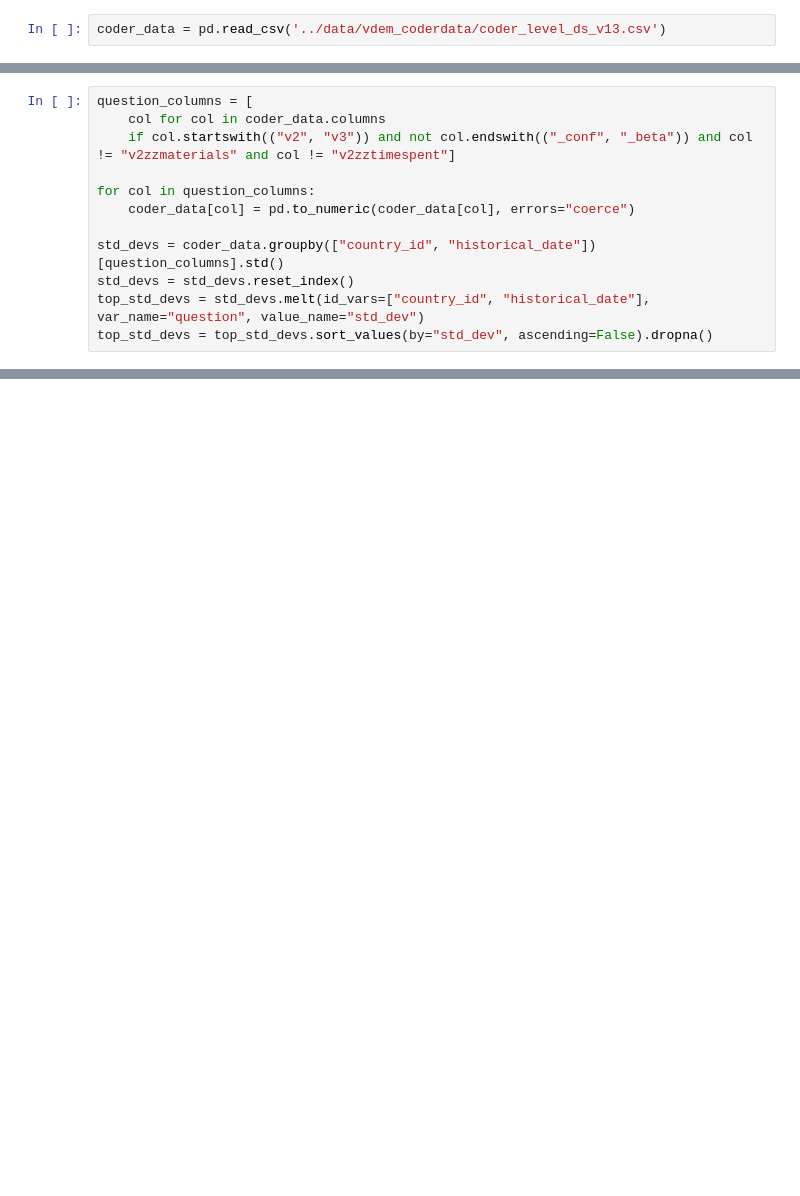
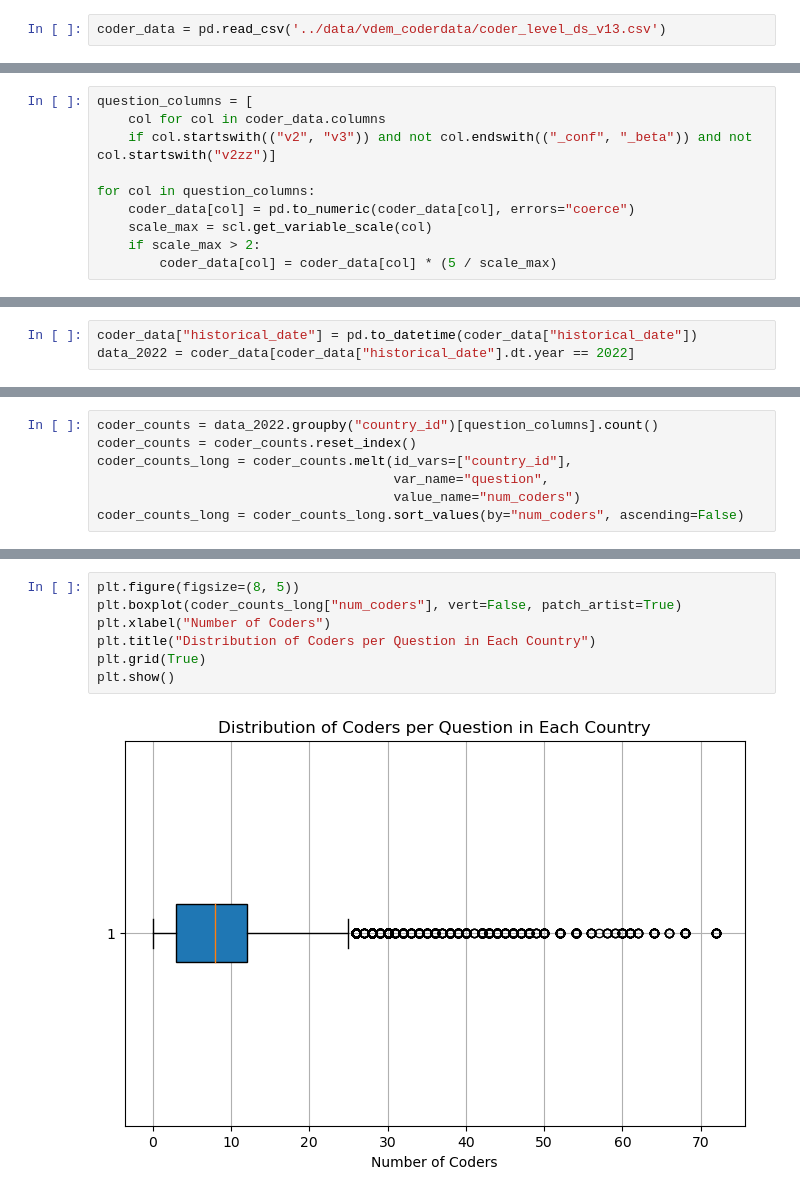
Before and after one commit to maggiemyslik/Measures-of-Democracy, a Jupyter notebook: code/vdem_coder_analysis.ipynb, the cells around one changed output, grey strips where cells are left out. Cells and saved outputs as stored; diff of their text form; blank space fills up the shorter version.

Commit message:
standardizatin and standard deviation distributions

```diff
--- a/code/vdem_coder_analysis.ipynb
+++ b/code/vdem_coder_analysis.ipynb
@@ -25,12 +25,10 @@ mean_columns = [col for col in coder_data.columns if col.endswith(("_mean")) or
 # %%
 question_columns = [
     col for col in coder_data.columns
-    if col.startswith(("v2", "v3")) and not col.endswith(("_conf", "_beta")) and col != "v2zzmaterials" and col != "v2zztimespent"]
+    if col.startswith(("v2", "v3")) and not col.endswith(("_conf", "_beta")) and not col.startswith("v2zz")]
 
 for col in question_columns:
     coder_data[col] = pd.to_numeric(coder_data[col], errors="coerce")
-
-std_devs = coder_data.groupby(["country_id", "historical_date"])[question_columns].std()
-std_devs = std_devs.reset_index()
-top_std_devs = std_devs.melt(id_vars=["country_id", "historical_date"], var_name="question", value_name="std_dev")
-top_std_devs = top_std_devs.sort_values(by="std_dev", ascending=False).dropna()
+    scale_max = scl.get_variable_scale(col)
+    if scale_max > 2:
+        coder_data[col] = coder_data[col] * (5 / scale_max)
@@ -56,0 +37,3 @@ top_std_devs.head(100)
+# %%
+coder_data["historical_date"] = pd.to_datetime(coder_data["historical_date"])
+data_2022 = coder_data[coder_data["historical_date"].dt.year == 2022]
@@ -56,0 +42,7 @@ top_std_devs.head(100)
+# %%
+coder_counts = data_2022.groupby("country_id")[question_columns].count()
+coder_counts = coder_counts.reset_index()
+coder_counts_long = coder_counts.melt(id_vars=["country_id"],
+                                      var_name="question",
+                                      value_name="num_coders")
+coder_counts_long = coder_counts_long.sort_values(by="num_coders", ascending=False)
@@ -56,0 +60,9 @@ top_std_devs.head(100)
+# %%
+plt.figure(figsize=(8, 5))
+plt.boxplot(coder_counts_long["num_coders"], vert=False, patch_artist=True)
+plt.xlabel("Number of Coders")
+plt.title("Distribution of Coders per Question in Each Country")
+plt.grid(True)
+plt.show()
+# %% [output]
+[figure, added]
```
Also changed, not shown: parts of 16 cells of this notebook.
